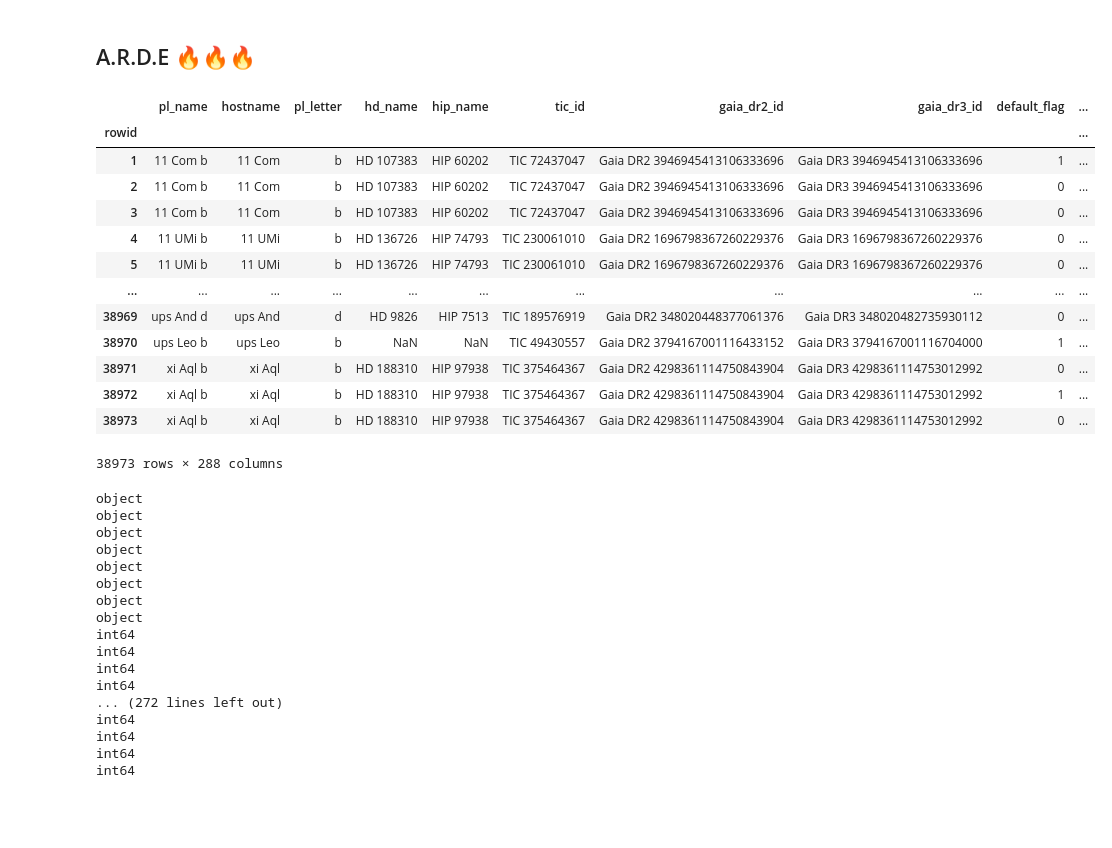
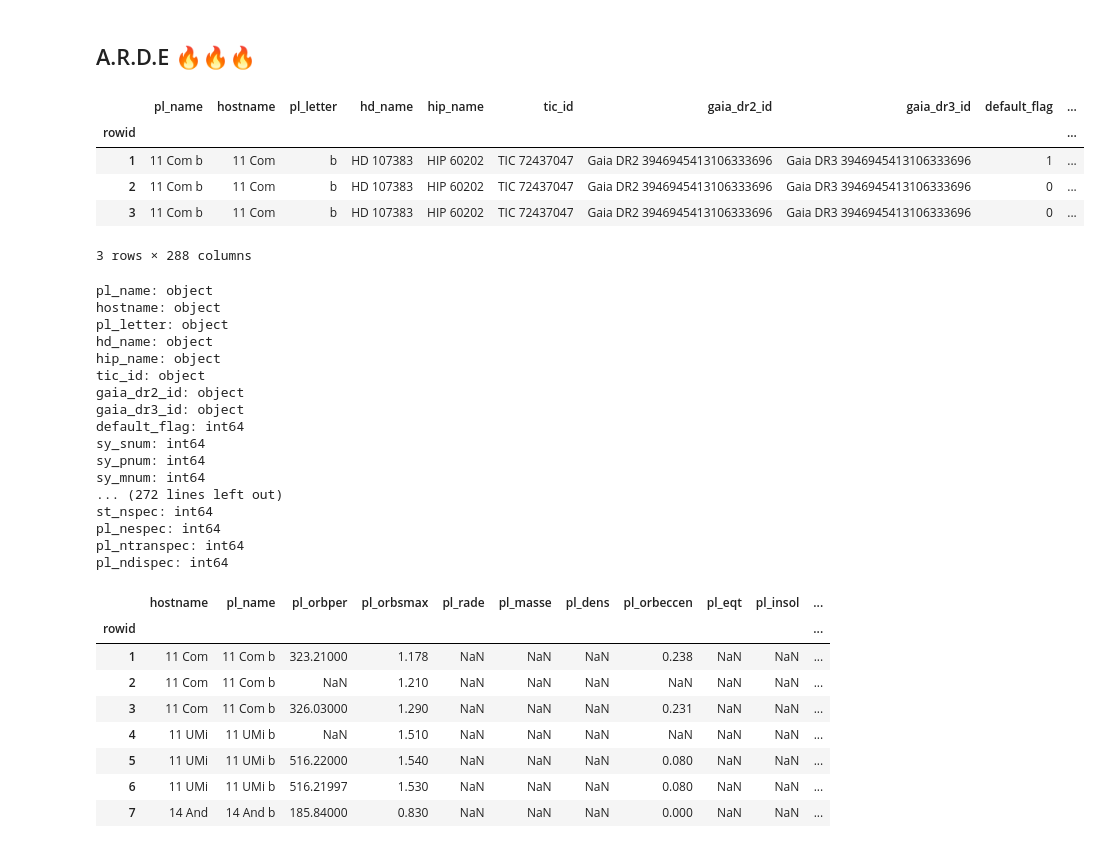
Before and after one commit to raylovesmusic/IMT2200-Proyecto-Grupal-A.R.D.E, a Jupyter notebook: notebooks/proyecto-arde.ipynb, the cells around one changed output. Drawn from its saved outputs; the diff is of its cells as text; code cells hidden in the pictures; blank space fills up the shorter version.

Commit message:
Creación de dos nuevos dataframes

```diff
--- a/notebooks/proyecto-arde.ipynb
+++ b/notebooks/proyecto-arde.ipynb
@@ -3,43 +3,35 @@
 # %%
 import pandas as pd
 
 path = '../data/PS_2025.10.17_07.44.21.csv'
 
-df = pd.read_csv(path, skiprows=292).set_index('rowid')
-df
+df = pd.read_csv(path, skiprows=292, dtype={'hd_name': str, 'hip_name': str}).set_index('rowid')
+df.head(3)
 # %% [output]
 |  | pl_name | hostname | pl_letter | hd_name | hip_name | tic_id | gaia_dr2_id | gaia_dr3_id | default_flag | ... |
 | rowid |  |  |  |  |  |  |  |  |  | ... |
 | 1 | 11 Com b | 11 Com | b | HD 107383 | HIP 60202 | TIC 72437047 | Gaia DR2 3946945413106333696 | Gaia DR3 3946945413106333696 | 1 | ... |
 | 2 | 11 Com b | 11 Com | b | HD 107383 | HIP 60202 | TIC 72437047 | Gaia DR2 3946945413106333696 | Gaia DR3 3946945413106333696 | 0 | ... |
 | 3 | 11 Com b | 11 Com | b | HD 107383 | HIP 60202 | TIC 72437047 | Gaia DR2 3946945413106333696 | Gaia DR3 3946945413106333696 | 0 | ... |
-| 4 | 11 UMi b | 11 UMi | b | HD 136726 | HIP 74793 | TIC 230061010 | Gaia DR2 1696798367260229376 | Gaia DR3 1696798367260229376 | 0 | ... |
-| 5 | 11 UMi b | 11 UMi | b | HD 136726 | HIP 74793 | TIC 230061010 | Gaia DR2 1696798367260229376 | Gaia DR3 1696798367260229376 | 0 | ... |
-| ... | ... | ... | ... | ... | ... | ... | ... | ... | ... | ... |
-| 38969 | ups And d | ups And | d | HD 9826 | HIP 7513 | TIC 189576919 | Gaia DR2 348020448377061376 | Gaia DR3 348020482735930112 | 0 | ... |
-| 38970 | ups Leo b | ups Leo | b | NaN | NaN | TIC 49430557 | Gaia DR2 3794167001116433152 | Gaia DR3 3794167001116704000 | 1 | ... |
-| 38971 | xi Aql b | xi Aql | b | HD 188310 | HIP 97938 | TIC 375464367 | Gaia DR2 4298361114750843904 | Gaia DR3 4298361114753012992 | 0 | ... |
-| 38972 | xi Aql b | xi Aql | b | HD 188310 | HIP 97938 | TIC 375464367 | Gaia DR2 4298361114750843904 | Gaia DR3 4298361114753012992 | 1 | ... |
-| 38973 | xi Aql b | xi Aql | b | HD 188310 | HIP 97938 | TIC 375464367 | Gaia DR2 4298361114750843904 | Gaia DR3 4298361114753012992 | 0 | ... |
-38973 rows × 288 columns
+3 rows × 288 columns
 # %%
-for index in df.dtypes:
-    print(index)
+for col, dtype in df.dtypes.items():
+    print(f'{col}: {dtype}')
 # %% [output]
-object
-object
-object
-object
-object
-object
-object
-object
-int64
-int64
-int64
-int64
+pl_name: object
+hostname: object
+pl_letter: object
+hd_name: object
+hip_name: object
+tic_id: object
+gaia_dr2_id: object
+gaia_dr3_id: object
+default_flag: int64
+sy_snum: int64
+sy_pnum: int64
+sy_mnum: int64
 ... (272 lines left out)
-int64
-int64
-int64
-int64
+st_nspec: int64
+pl_nespec: int64
+pl_ntranspec: int64
+pl_ndispec: int64
@@ -45,0 +69,20 @@ int64
+# %%
+# Dataframe con las columnas seleccionadas
+df_exoplanets = df[[hostname, pl_name,
+                    pl_orbper, pl_orbsmax,
+                    pl_rade, pl_masse, pl_dens,
+                    pl_orbeccen, pl_eqt, pl_insol,
+                    st_teff, st_rad, st_lum, st_mass,
+                    sy_dist, sy_snum]]
+
+df_exoplanets.head(7)
+# %% [output]
+|  | hostname | pl_name | pl_orbper | pl_orbsmax | pl_rade | pl_masse | pl_dens | pl_orbeccen | pl_eqt | pl_insol | ... |
+| rowid |  |  |  |  |  |  |  |  |  |  | ... |
+| 1 | 11 Com | 11 Com b | 323.21000 | 1.178 | NaN | NaN | NaN | 0.238 | NaN | NaN | ... |
+| 2 | 11 Com | 11 Com b | NaN | 1.210 | NaN | NaN | NaN | NaN | NaN | NaN | ... |
+| 3 | 11 Com | 11 Com b | 326.03000 | 1.290 | NaN | NaN | NaN | 0.231 | NaN | NaN | ... |
+| 4 | 11 UMi | 11 UMi b | NaN | 1.510 | NaN | NaN | NaN | NaN | NaN | NaN | ... |
+| 5 | 11 UMi | 11 UMi b | 516.22000 | 1.540 | NaN | NaN | NaN | 0.080 | NaN | NaN | ... |
+| 6 | 11 UMi | 11 UMi b | 516.21997 | 1.530 | NaN | NaN | NaN | 0.080 | NaN | NaN | ... |
+| 7 | 14 And | 14 And b | 185.84000 | 0.830 | NaN | NaN | NaN | 0.000 | NaN | NaN | ... |
```
Also changed, not shown: parts of 3 cells of this notebook.
